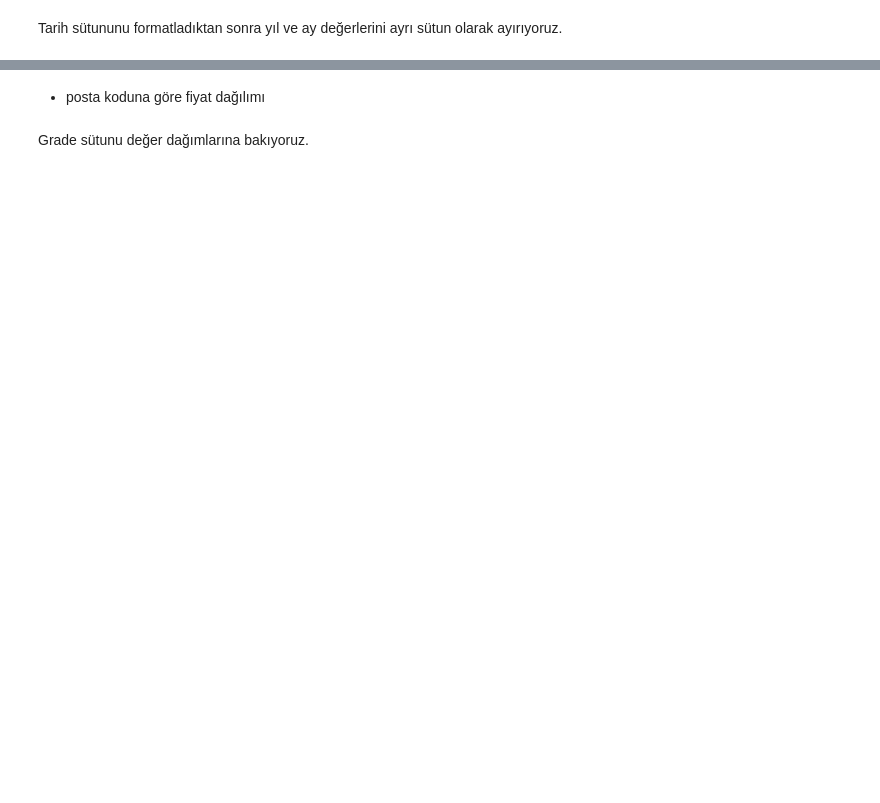
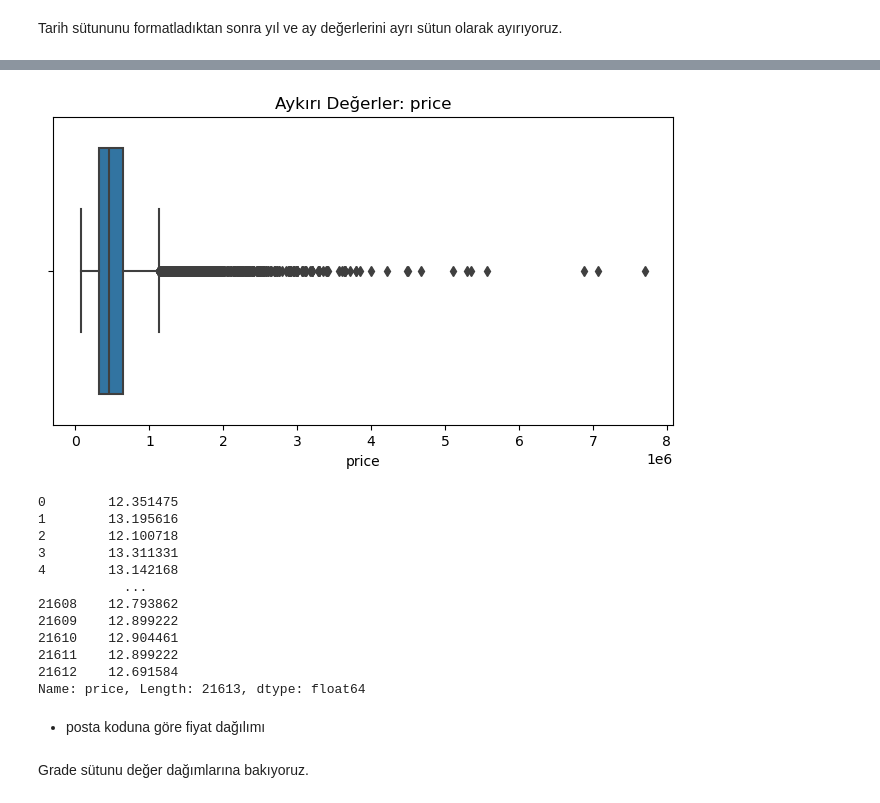
Before and after one commit to ismailcankaratas/Boston-Housing-ML, a Jupyter notebook: app.ipynb, the cells around one changed output, grey strips where cells are left out. Saved outputs shown, nothing was run; the diff lists cells and outputs as text; code cells hidden in the pictures; blank space fills up the shorter version.

```diff
--- a/app.ipynb
+++ b/app.ipynb
@@ -164,3 +244,29 @@ data
+# %%
+num_features = data.select_dtypes(include=['int64', 'float64']).columns
+
+# Aykırı değerleri görselleştirme
+plt.figure(figsize=(8, 4))
+sns.boxplot(x=data["price"])
+plt.title(f"Aykırı Değerler: price")
+plt.show()
+
+# Aykırı değerlerin kesilmesi veya dönüştürülmesi (gerekiyorsa)
+# Örneğin, log dönüşümü
+np.log1p(data['price'])
+# %% [output]
+[figure, added]
+0        12.351475
+1        13.195616
+2        12.100718
+3        13.311331
+4        13.142168
+           ...
+21608    12.793862
+21609    12.899222
+21610    12.904461
+21611    12.899222
+21612    12.691584
+Name: price, Length: 21613, dtype: float64
 # %% [markdown]
 - posta koduna göre fiyat dağılımı
 # %% [markdown]
```
Also changed, not shown: parts of 29 cells of this notebook, 2 other files.
